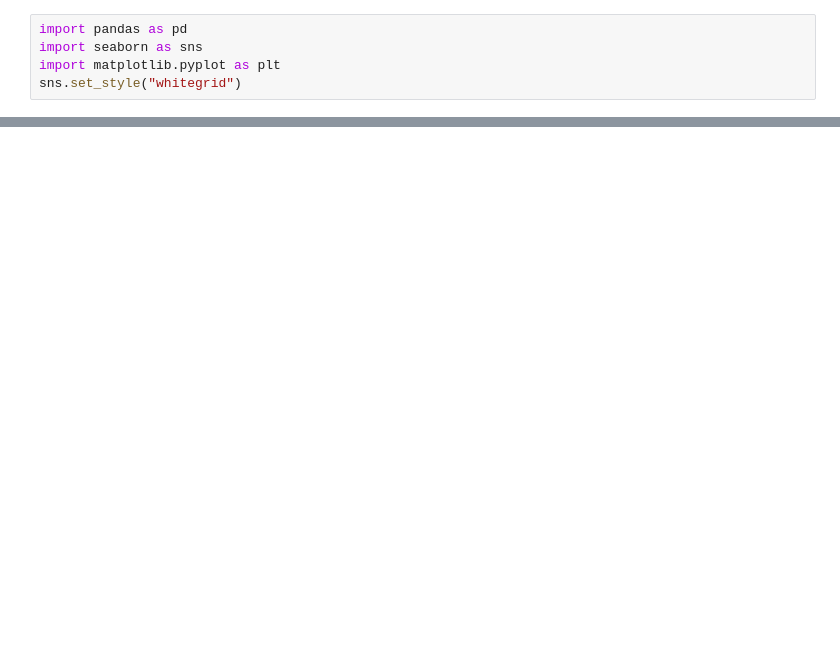
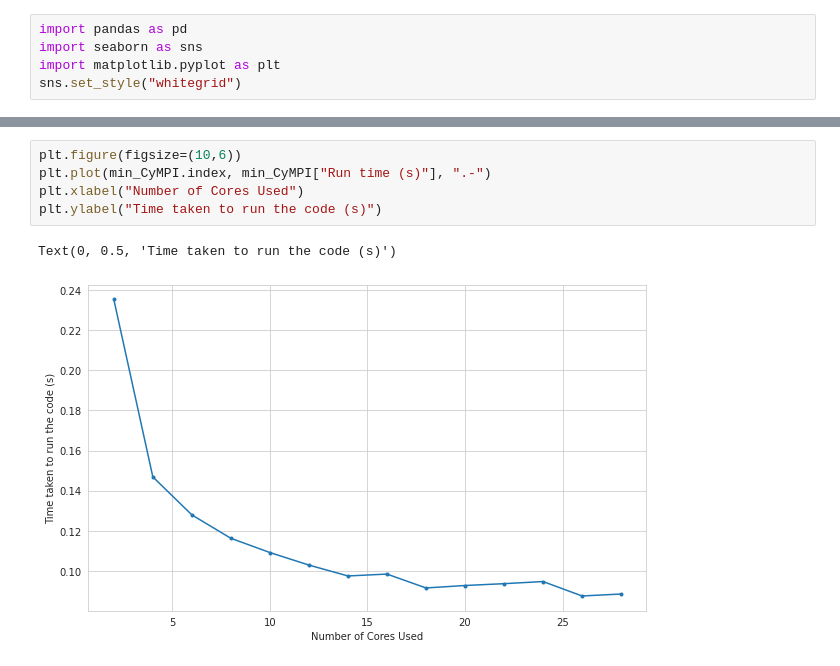
Before and after one commit to RedHorizonss/LiqCrystProj, a Jupyter notebook: Plotting_code.ipynb, the cells around one changed output, grey strips where cells are left out. Saved outputs shown, nothing was run; the diff lists cells and outputs as text; blank space fills up the shorter version.

```diff
--- a/Plotting_code.ipynb
+++ b/Plotting_code.ipynb
@@ -36,3 +85,11 @@ Text(0, 0.5, 'Time taken to run the code (s)')
+# %%
+plt.figure(figsize=(10,6))
+plt.plot(min_CyMPI.index, min_CyMPI["Run time (s)"], ".-")
+plt.xlabel("Number of Cores Used")
+plt.ylabel("Time taken to run the code (s)")
+# %% [output]
+Text(0, 0.5, 'Time taken to run the code (s)')
+[figure, added]
 # %%
 random_df = pd.read_csv("Numpy/timeInfo_Random.csv")
 serial_df = pd.read_csv("Numpy/timeInfo_Serial.csv")
```
Also changed, not shown: parts of 10 cells of this notebook, 5 other files.
